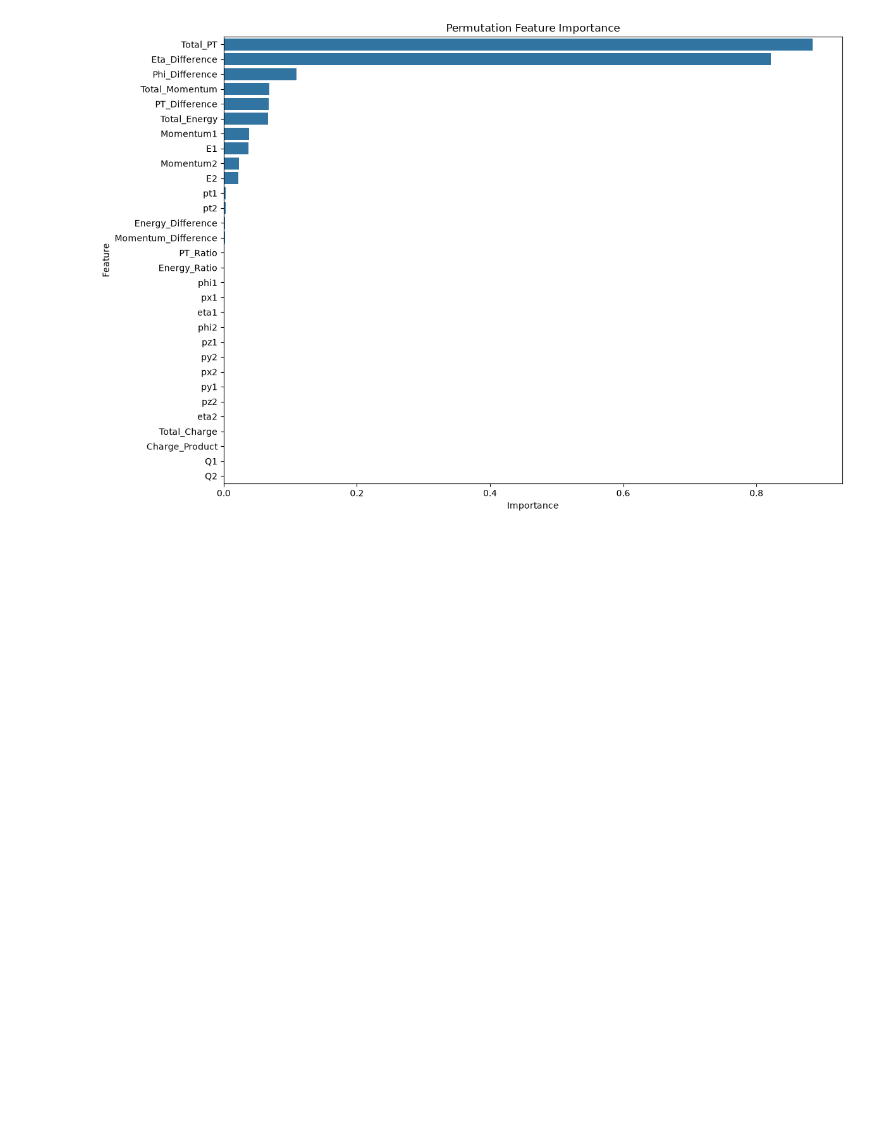
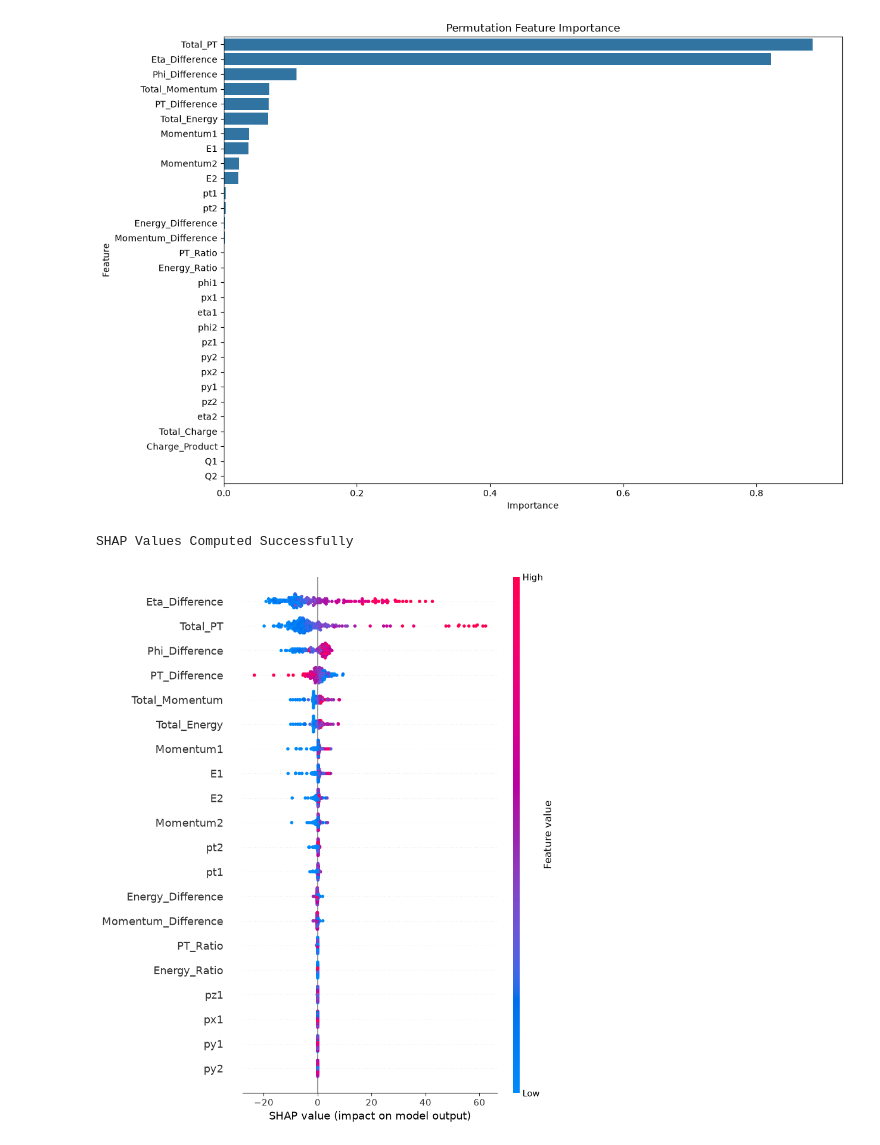
Before and after one commit to IvySingh-1/CERN-dielectron-ML-sensor-optimization, a Jupyter notebook: notebooks/05_Feature_Selection.ipynb, the cells around one changed output. Saved outputs shown, nothing was run; the diff lists cells and outputs as text; code cells hidden in the pictures; blank space fills up the shorter version.

```diff
--- a/notebooks/05_Feature_Selection.ipynb
+++ b/notebooks/05_Feature_Selection.ipynb
@@ -581,3 +581,55 @@ plt.tight_layout()
 plt.show()
 # %% [output]
 [figure]
+# %%
+# =====================================================
+# SHAP Explainability
+# =====================================================
+# SHAP (SHapley Additive exPlanations) explains
+# how much each feature contributes to the prediction
+# made by the trained Random Forest model.
+#
+# Since the complete dataset contains 100,000
+# dielectron events, computing SHAP values for every
+# event is computationally expensive.
+#
+# Therefore, a representative random sample of
+# 1,000 events is used to obtain reliable feature
+# explanations while significantly reducing
+# computation time.
+# =====================================================
+
+# Randomly sample 200 events from the dataset
+X_sample = X.sample(
+    n=200,
+    random_state=42
+)
+
+# Create a SHAP TreeExplainer for the trained
+# Random Forest model
+explainer = shap.TreeExplainer(rf)
+
+# Compute SHAP values for the sampled events
+shap_values = explainer.shap_values(X_sample)
+
+print("SHAP Values Computed Successfully")
+# %% [output]
+SHAP Values Computed Successfully
+# %%
+# =====================================================
+# SHAP Summary Plot
+# =====================================================
+# Displays the contribution of every feature
+# across all sampled events.
+#
+# • Feature importance
+# • Direction of impact
+# • Distribution of SHAP values
+# =====================================================
+
+shap.summary_plot(
+    shap_values,
+    X_sample
+)
+# %% [output]
+[figure, added]
```
Also changed, not shown: parts of 10 cells of this notebook.
